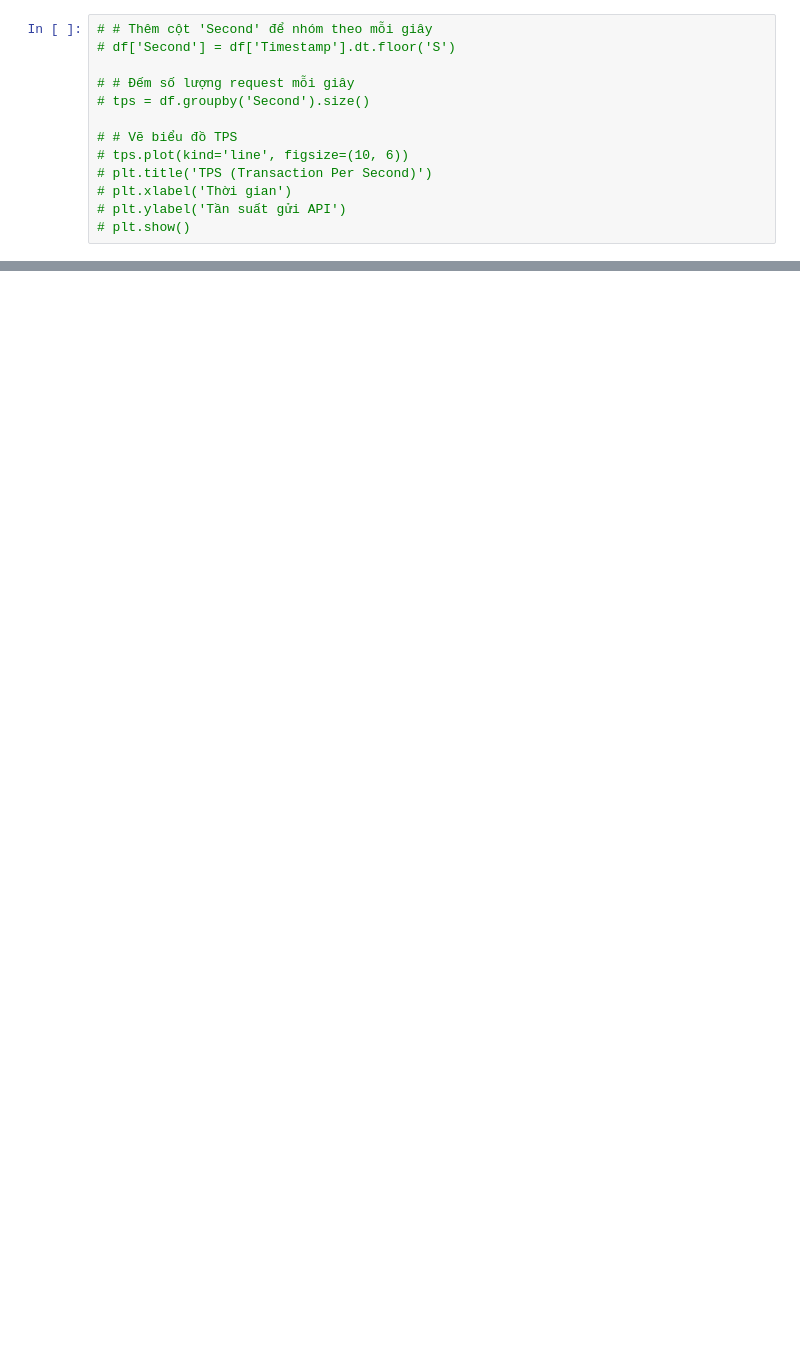
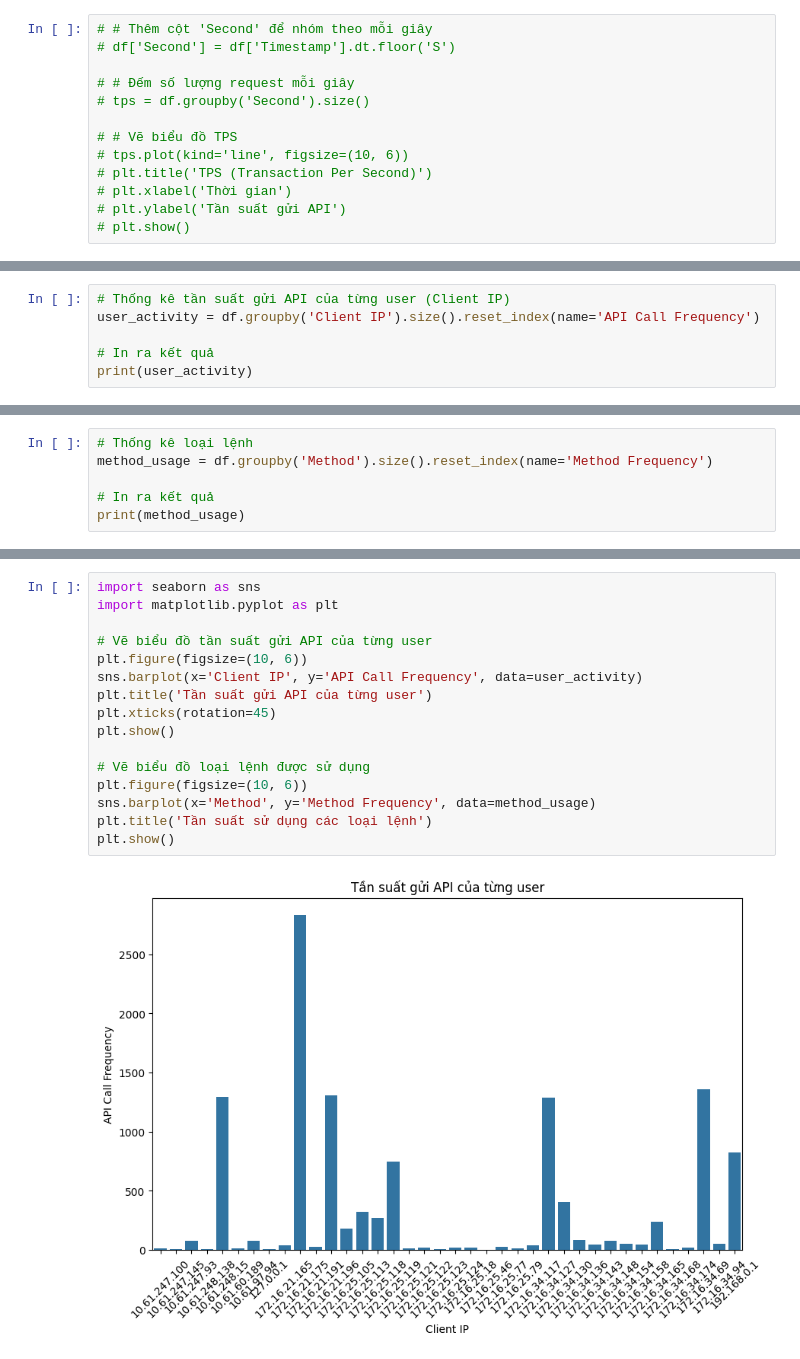
Before and after one commit to hoangmanh08/Codechallenge_edit, a Jupyter notebook: main/main.ipynb, the cells around one changed output, grey strips where cells are left out. Saved outputs shown, nothing was run; the diff lists cells and outputs as text; blank space fills up the shorter version.

```diff
--- a/main/main.ipynb
+++ b/main/main.ipynb
@@ -171,0 +182,6 @@ print(method_stats)
+# %%
+# Thống kê tần suất gửi API của từng user (Client IP)
+user_activity = df.groupby('Client IP').size().reset_index(name='API Call Frequency')
+
+# In ra kết quả
+print(user_activity)
@@ -171,0 +213,6 @@ print(method_stats)
+# %%
+# Thống kê loại lệnh
+method_usage = df.groupby('Method').size().reset_index(name='Method Frequency')
+
+# In ra kết quả
+print(method_usage)
@@ -171,0 +231,18 @@ print(method_stats)
+# %%
+import seaborn as sns
+import matplotlib.pyplot as plt
+
+# Vẽ biểu đồ tần suất gửi API của từng user
+plt.figure(figsize=(10, 6))
+sns.barplot(x='Client IP', y='API Call Frequency', data=user_activity)
+plt.title('Tần suất gửi API của từng user')
+plt.xticks(rotation=45)
+plt.show()
+
+# Vẽ biểu đồ loại lệnh được sử dụng
+plt.figure(figsize=(10, 6))
+sns.barplot(x='Method', y='Method Frequency', data=method_usage)
+plt.title('Tần suất sử dụng các loại lệnh')
+plt.show()
+# %% [output]
+[figure, added]
```
Also changed, not shown: parts of 15 cells of this notebook, 2 other files.
